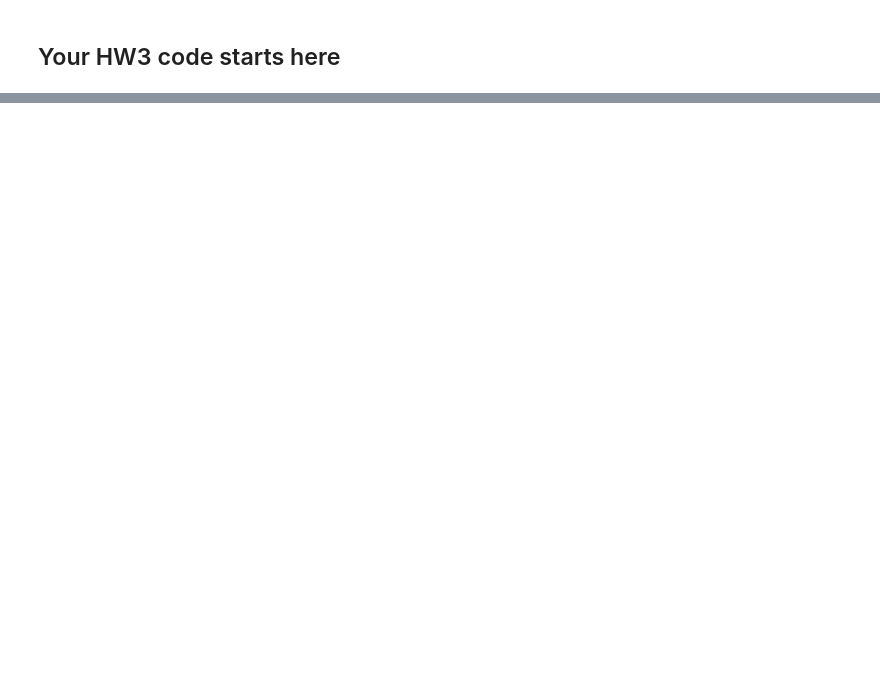
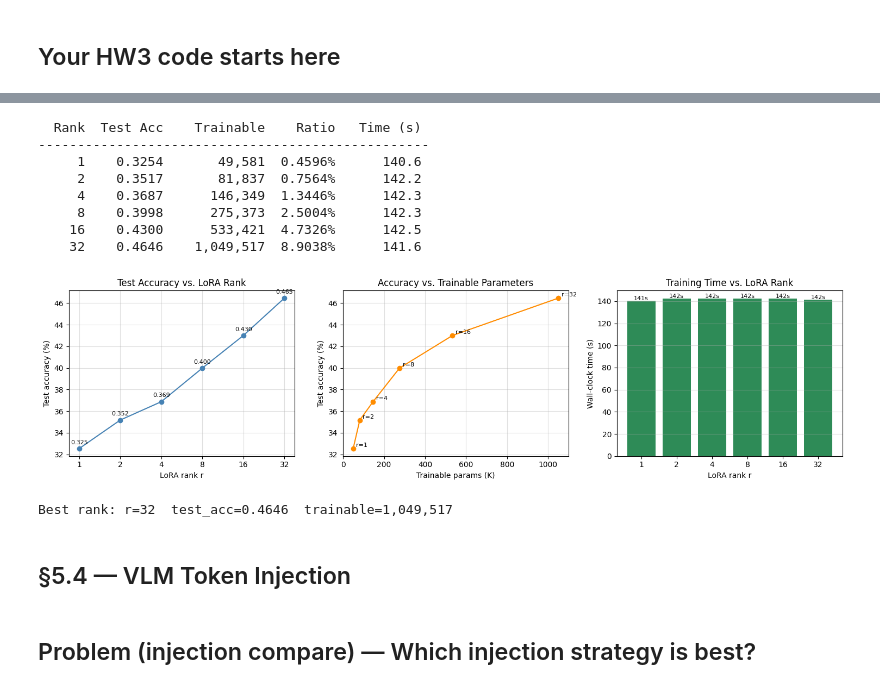
Before and after one commit to wduan10/cs148b_hw3, a Jupyter notebook: colab_setup.ipynb, the cells around one changed output, grey strips where cells are left out. Drawn from its saved outputs; the diff is of its cells as text; code cells hidden in the pictures; blank space fills up the shorter version.

```diff
--- a/colab_setup.ipynb
+++ b/colab_setup.ipynb
@@ -150,0 +981,71 @@ ModuleNotFoundError: No module named 'basics.lora'
+# %%
+import matplotlib.pyplot as plt
+import numpy as np
+
+ranks       = sorted(sweep_results.keys())
+accs        = [sweep_results[r]['best_test_acc']    for r in ranks]
+trainables  = [sweep_results[r]['trainable_params'] for r in ranks]
+ratios      = [sweep_results[r]['trainable_ratio']  for r in ranks]
+wall_clocks = [sweep_results[r]['wall_clock_s']     for r in ranks]
+
+# ── Summary table ──────────────────────────────────────────────────────────────
+print(f'{"Rank":>6} {"Test Acc":>9} {"Trainable":>12} {"Ratio":>8} {"Time (s)":>10}')
+print('-' * 50)
+for r, acc, tr, rat, wc in zip(ranks, accs, trainables, ratios, wall_clocks):
+    print(f'{r:>6} {acc:>9.4f} {tr:>12,} {rat:>8.4%} {wc:>10.1f}')
+
+# ── Plots ──────────────────────────────────────────────────────────────────────
+fig, axes = plt.subplots(1, 3, figsize=(15, 4))
+
+# (a) Test accuracy vs rank
+axes[0].plot(ranks, [a * 100 for a in accs], marker='o', color='steelblue')
+axes[0].set_xscale('log', base=2)
+axes[0].set_xticks(ranks); axes[0].set_xticklabels(ranks)
+axes[0].set_xlabel('LoRA rank r'); axes[0].set_ylabel('Test accuracy (%)')
+axes[0].set_title('Test Accuracy vs. LoRA Rank')
+axes[0].grid(True, alpha=0.4)
+for r, a in zip(ranks, accs):
+    axes[0].annotate(f'{a:.3f}', (r, a * 100), textcoords='offset points',
+                     xytext=(0, 6), ha='center', fontsize=8)
+
+# (b) Accuracy vs trainable parameters (efficiency frontier)
+axes[1].plot([t / 1e3 for t in trainables], [a * 100 for a in accs],
+             marker='o', color='darkorange')
+axes[1].set_xlabel('Trainable params (K)'); axes[1].set_ylabel('Test accuracy (%)')
+axes[1].set_title('Accuracy vs. Trainable Parameters')
+axes[1].grid(True, alpha=0.4)
+for r, tr, a in zip(ranks, trainables, accs):
+    axes[1].annotate(f'r={r}', (tr / 1e3, a * 100), textcoords='offset points',
+                     xytext=(4, 2), fontsize=8)
+
+# (c) Training time vs rank
+axes[2].bar([str(r) for r in ranks], wall_clocks, color='seagreen')
+axes[2].set_xlabel('LoRA rank r'); axes[2].set_ylabel('Wall-clock time (s)')
+axes[2].set_title('Training Time vs. LoRA Rank')
+axes[2].grid(True, axis='y', alpha=0.4)
+for i, (r, wc) in enumerate(zip(ranks, wall_clocks)):
+    axes[2].text(i, wc + 0.5, f'{wc:.0f}s', ha='center', fontsize=8)
+
+plt.tight_layout()
+plt.show()
+
+# ── Best rank by accuracy ──────────────────────────────────────────────────────
+best_rank = max(sweep_results, key=lambda r: sweep_results[r]['best_test_acc'])
+print(f'\nBest rank: r={best_rank}  '
+      f'test_acc={sweep_results[best_rank]["best_test_acc"]:.4f}  '
+      f'trainable={sweep_results[best_rank]["trainable_params"]:,}')
+# %% [output]
+  Rank  Test Acc    Trainable    Ratio   Time (s)
+--------------------------------------------------
+     1    0.3254       49,581  0.4596%      140.6
+     2    0.3517       81,837  0.7564%      142.2
+     4    0.3687      146,349  1.3446%      142.3
+     8    0.3998      275,373  2.5004%      142.3
+    16    0.4300      533,421  4.7326%      142.5
+    32    0.4646    1,049,517  8.9038%      141.6
+[figure, added]
+Best rank: r=32  test_acc=0.4646  trainable=1,049,517
+# %% [markdown]
+## §5.4 — VLM Token Injection
+# %% [markdown]
+## Problem (injection compare) — Which injection strategy is best?
```
Also changed, not shown: parts of 45 cells of this notebook.
